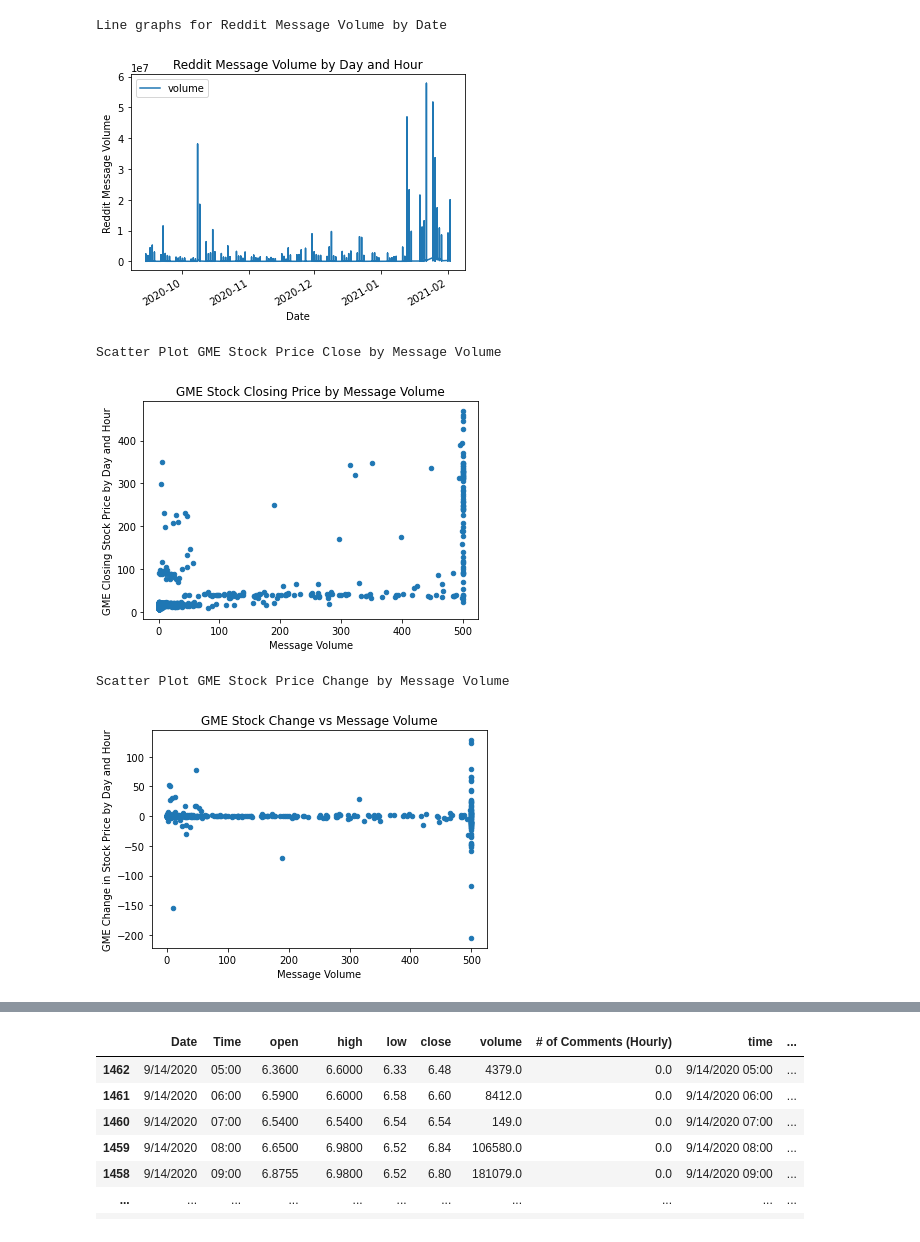
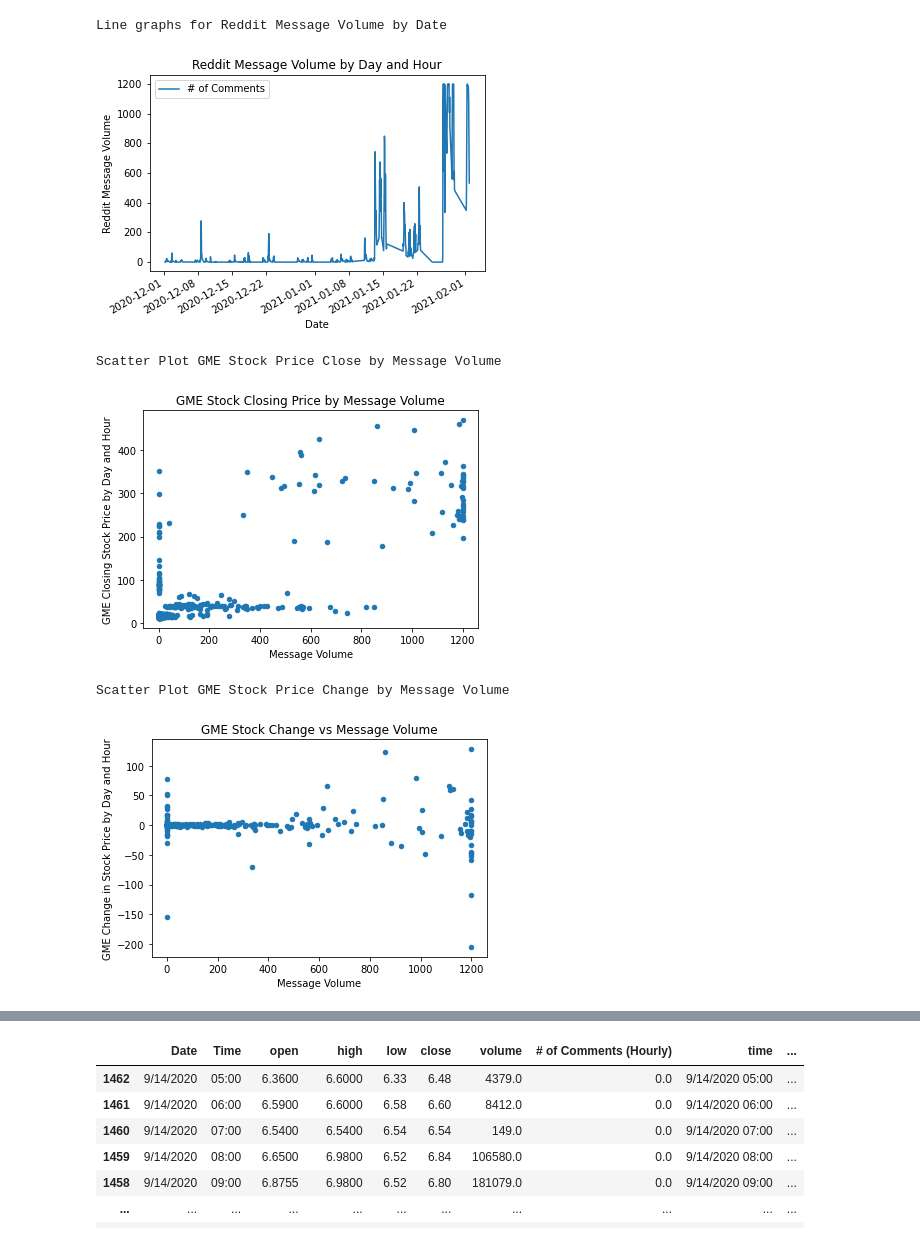
Before and after one commit to EdOber-DA/project_excelsior, a Jupyter notebook: Code/Reddit-Combined-Analysis-1200.ipynb, the cells around one changed output, grey strips where cells are left out. Saved outputs shown, nothing was run; the diff lists cells and outputs as text; code cells hidden in the pictures.

```diff
--- a/Code/Reddit-Combined-Analysis-1200.ipynb
+++ b/Code/Reddit-Combined-Analysis-1200.ipynb
@@ -24,0 +39,4 @@ import os,csv
+# %%
+merged_df = pd.merge(stock_df,comment_df,how='outer',on='Date')
+clean_df = merged_df[merged_df['open'].notna()]
+clean_df = clean_df.fillna(0)
@@ -32,3 +55,5 @@ combined_data_df = pd.read_csv(Reddit_Data_Input_Path,dtype="object", encoding="
+# %%
+combined_data_df=clean_df
 # %%
 # Check data
 print(combined_data_df.count())
@@ -56,7 +77,7 @@ time                      object
 dtype: object
 # %%
 # Fix data types and create Date_Object for plotting
-combined_data_df[['open','high','low','close','volume','# of Comments (Hourly)']] = combined_data_df[['open','high','low','close','volume','# of Comments (Hourly)']].astype(float)
+# combined_data_df[['open','high','low','close','volume','# of Comments']] = combined_data_df[['open','high','low','close','volume','# of Comments (Hourly)']].astype(float)
 combined_data_df["Date_Object"] = pd.to_datetime(combined_data_df["Date"])
 # %%
 # Add calculation of change in the hour
@@ -96,6 +115,6 @@ dtype: object
 # %%
 # Sort the data so it is ascending (otherwise plots "backwards", oldest data first)
-combined_data_df.sort_values(by=["Date_Object","Time"],inplace=True)
+combined_data_df.sort_values(by=["Date_Object"],inplace=True)
 # %%
 print(f"Line graphs for GME Stock Price Close by Date\n\n")
 Stock_Data_Graph = combined_data_df.plot(x='Date_Object', y="close", kind="line",title=f"GME Stock Closing Price by Day and Hour")
@@ -111,38 +130,38 @@ Line graphs for GME Stock Price Close by Date
 # %%
 print(f"Line graphs for Reddit Message Volume by Date\n\n")
-Stock_Data_Graph = combined_data_df.plot(x='Date_Object', y="volume", kind="line",title=f"Reddit Message Volume by Day and Hour")
+Stock_Data_Graph = combined_data_df.plot(x='Date_Object', y="# of Comments", kind="line",title=f"Reddit Message Volume by Day and Hour")
 
 plt.ylabel("Reddit Message Volume")
 plt.xlabel("Date")
 # Write out to png file
-plt.savefig(os.path.join(Output_Data_Path_Folder,'Reddit_Msg_Vol_By_Date_Hour.png'))
+plt.savefig(os.path.join(Output_Data_Path_Folder,'Reddit_Msg_Vol_By_Date_Hour_1200.png'))
 plt.show()
 # %% [output]
 Line graphs for Reddit Message Volume by Date
-[figure, old version]
+[figure, new version]
 # %%
 print(f"Scatter Plot GME Stock Price Close by Message Volume\n\n")
-Stock_Data_Graph = combined_data_df.plot(x='# of Comments (Hourly)', y="close", kind="scatter",title=f"GME Stock Closing Price by Message Volume")
+Stock_Data_Graph = combined_data_df.plot(x='# of Comments', y="close", kind="scatter",title=f"GME Stock Closing Price by Message Volume")
 
 plt.ylabel("GME Closing Stock Price by Day and Hour")
 plt.xlabel("Message Volume")
 # Write out to png file
-plt.savefig(os.path.join(Output_Data_Path_Folder,'GME_Combined_Close_vs_Msg_Vol_per_Hour.png'))
+plt.savefig(os.path.join(Output_Data_Path_Folder,'GME_Combined_Close_vs_Msg_Vol_per_Hour_1200.png'))
 plt.show()
 # %% [output]
 Scatter Plot GME Stock Price Close by Message Volume
-[figure, old version]
+[figure, new version]
 # %%
 print(f"Scatter Plot GME Stock Price Change by Message Volume\n\n")
-Stock_Data_Graph = combined_data_df.plot(x='# of Comments (Hourly)', y="Change", kind="scatter",title=f"GME Stock Change vs Message Volume")
+Stock_Data_Graph = combined_data_df.plot(x='# of Comments', y="Change", kind="scatter",title=f"GME Stock Change vs Message Volume")
 
 plt.ylabel("GME Change in Stock Price by Day and Hour")
 plt.xlabel("Message Volume")
 # Write out to png file
-plt.savefig(os.path.join(Output_Data_Path_Folder,'GME_Combined_Change_vs_Msg_Vol_per_Hour.png'))
+plt.savefig(os.path.join(Output_Data_Path_Folder,'GME_Combined_Change_vs_Msg_Vol_per_Hour_1200.png'))
 plt.show()
 # %% [output]
 Scatter Plot GME Stock Price Change by Message Volume
-[figure, old version]
+[figure, new version]
 # %%
 print(f"Scatter Plot GME Stock Price Absolute Change by Message Volume\n\n")
```
Also changed, not shown: parts of 13 cells of this notebook, 9 other files.
